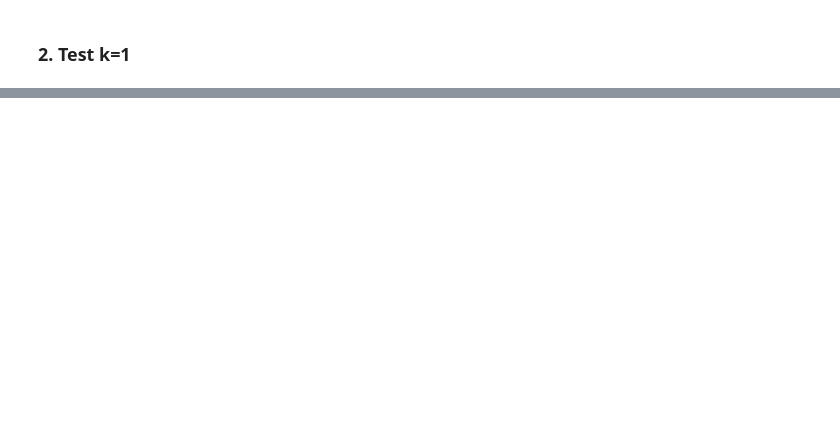
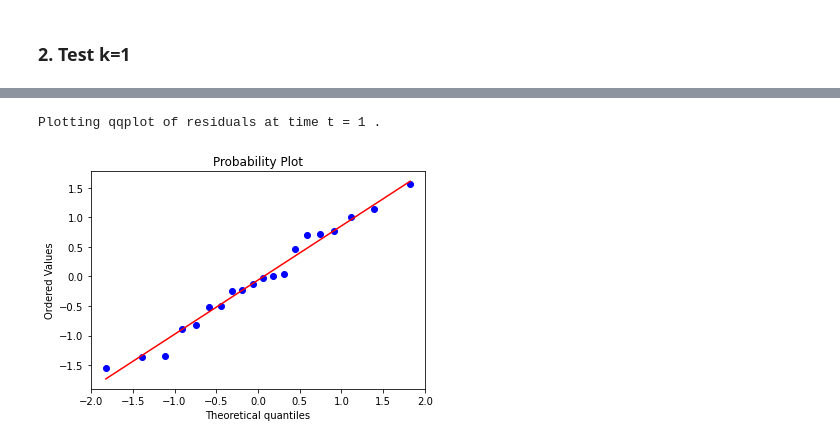
Before and after one commit to Ericavanee/Quasi-maximum-likelihood-estimation-QMLE-of-spatial-dynamic-panel-data, a Jupyter notebook: Main.ipynb, the cells around one changed output, grey strips where cells are left out. Saved outputs shown, nothing was run; the diff lists cells and outputs as text; code cells hidden in the pictures; blank space fills up the shorter version.

```diff
--- a/Main.ipynb
+++ b/Main.ipynb
@@ -181,3 +194,8 @@ Sigma^2  -4.76503e-05  -1.91732e-05  -1.3336e-05    0.000694983   0.0278838
+# %%
+result.plot_residual()
+# %% [output]
+Plotting qqplot of residuals at time t = 1 .
+[figure, added]
 # %%
 result = QMLE_scipy_estimate(x, y, W_ls,initial_guess = initial_guess, constrain= False)
 # %%
```
Also changed, not shown: parts of 13 cells of this notebook.
